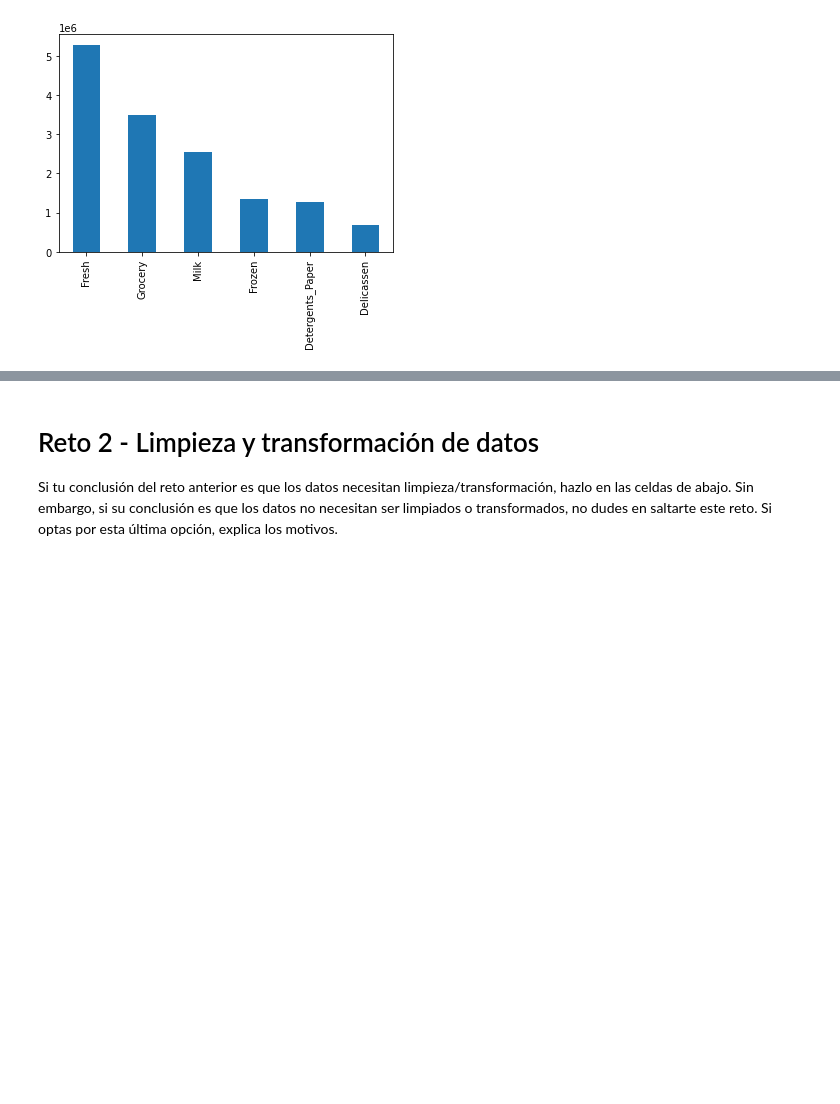
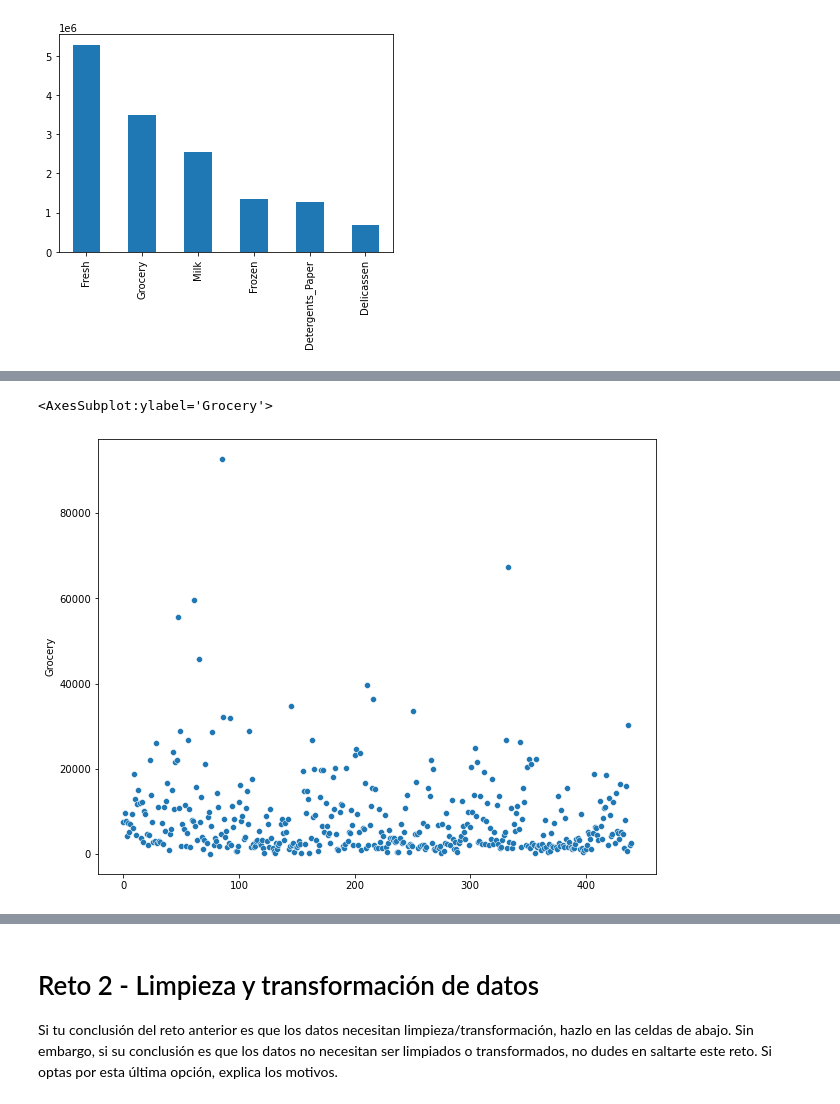
Before and after one commit to ivanseldas/lab-unsupervised-learning-es, a Jupyter notebook: your-code/main-esp.ipynb, the cells around one changed output, grey strips where cells are left out. Saved outputs shown, nothing was run; the diff lists cells and outputs as text; code cells hidden in the pictures; blank space fills up the shorter version.

```diff
--- a/your-code/main-esp.ipynb
+++ b/your-code/main-esp.ipynb
@@ -110,0 +155,8 @@ product_totals.plot(kind='bar')
+# %%
+# Scatterplot data
+
+plt.figure(figsize=(10,8))
+sns.scatterplot(df['Grocery'])
+# %% [output]
+<AxesSubplot:ylabel='Grocery'>
+[figure, added]
```
Also changed, not shown: parts of 16 cells of this notebook.
